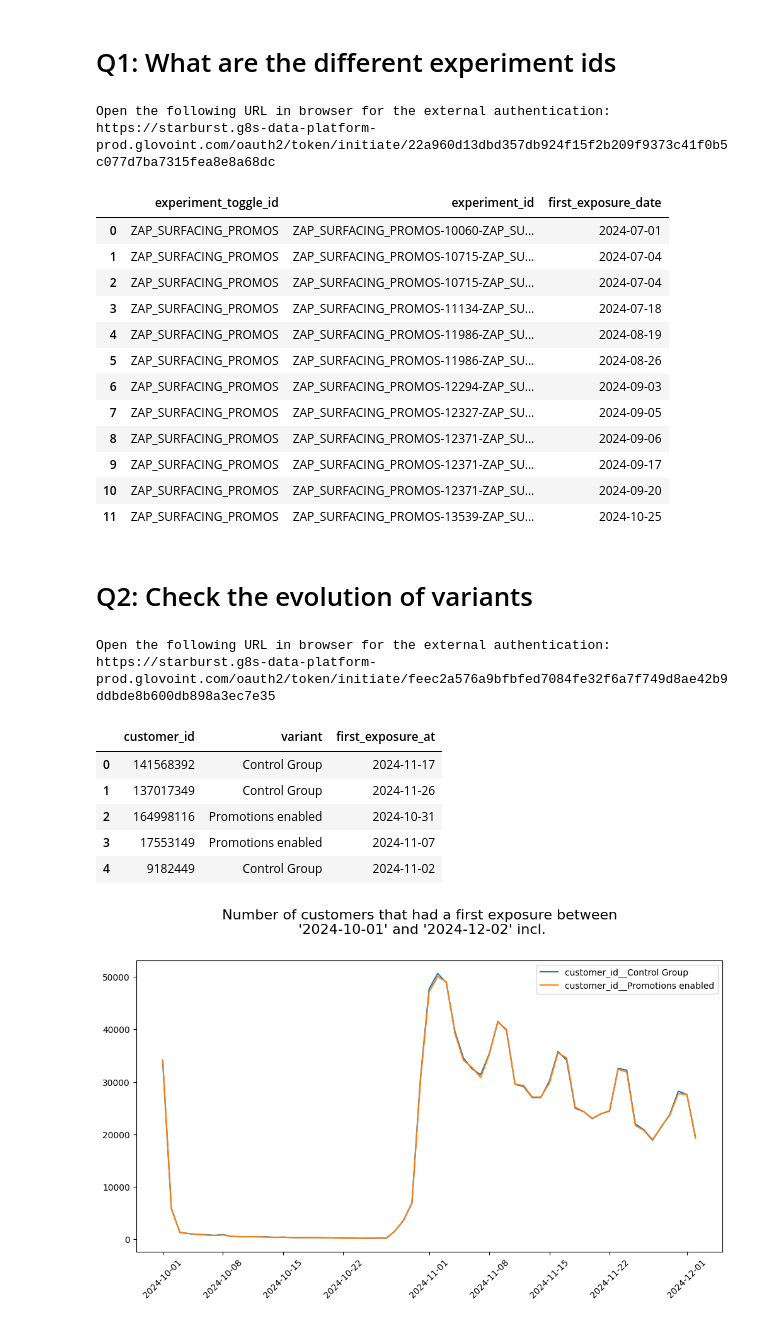
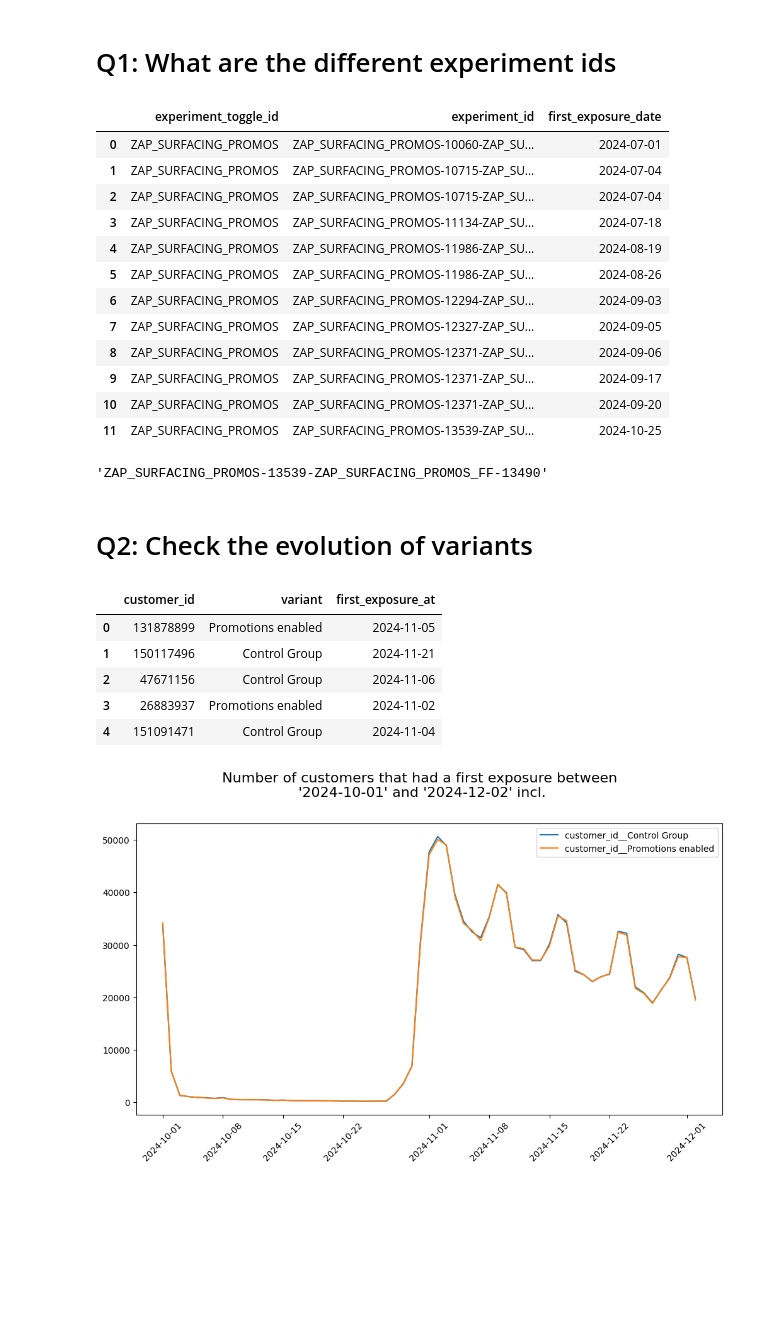
Before and after one commit to JordiCremades4444/central-node, a Jupyter notebook: notebooks/981_2024_12_02_surfacing_promos/surfacing_promos_m2.ipynb, the cells around one changed output. Drawn from its saved outputs; the diff is of its cells as text; code cells hidden in the pictures; blank space fills up the shorter version.

Commit message:
surfacing promos analysis

```diff
--- a/notebooks/981_2024_12_02_surfacing_promos/surfacing_promos_m2.ipynb
+++ b/notebooks/981_2024_12_02_surfacing_promos/surfacing_promos_m2.ipynb
@@ -29,15 +38,13 @@ q.prepare_query(
     QUERY_NAME
     ,params=params
     ,to_load_file=QUERY_NAME
-    ,load_from_to_load_file=None
+    ,load_from_to_load_file=QUERY_NAME
 
 )
 
 df  = q.query_run_starburst()
 df
 # %% [output]
-Open the following URL in browser for the external authentication:
-https://starburst.g8s-data-platform-prod.glovoint.com/oauth2/token/initiate/22a960d13dbd357db924f15f2b209f9373c41f0b5c077d7ba7315fea8e8a68dc
 |  | experiment_toggle_id | experiment_id | first_exposure_date |
 | 0 | ZAP_SURFACING_PROMOS | ZAP_SURFACING_PROMOS-10060-ZAP_SU... | 2024-07-01 |
 | 1 | ZAP_SURFACING_PROMOS | ZAP_SURFACING_PROMOS-10715-ZAP_SU... | 2024-07-04 |
@@ -51,37 +58,39 @@ https://starburst.g8s-data-platform-prod.glovoint.com/oauth2/token/initiate/22a9
 | 9 | ZAP_SURFACING_PROMOS | ZAP_SURFACING_PROMOS-12371-ZAP_SU... | 2024-09-17 |
 | 10 | ZAP_SURFACING_PROMOS | ZAP_SURFACING_PROMOS-12371-ZAP_SU... | 2024-09-20 |
 | 11 | ZAP_SURFACING_PROMOS | ZAP_SURFACING_PROMOS-13539-ZAP_SU... | 2024-10-25 |
+# %%
+df['experiment_id'].iloc[11]
+# %% [output]
+'ZAP_SURFACING_PROMOS-13539-ZAP_SURFACING_PROMOS_FF-13490'
 # %% [markdown]
 # Q2: Check the evolution of variants
 # %%
 QUERY_NAME = 'exposures.sql' # With sql
 START_DATE = "'2024-10-01'"
 END_DATE = "'2024-12-02'"
 
 params = [
     {'name':'start_date', 'value': str(START_DATE)},
     {'name':'end_date', 'value': str(END_DATE)}
 ]
 
 q.prepare_query(
     QUERY_NAME
     ,params=params
     ,to_load_file=QUERY_NAME
-    ,load_from_to_load_file=None
+    ,load_from_to_load_file=QUERY_NAME
 
 )
 
 df  = q.query_run_starburst()
 df.head()
 # %% [output]
-Open the following URL in browser for the external authentication:
-https://starburst.g8s-data-platform-prod.glovoint.com/oauth2/token/initiate/feec2a576a9bfbfed7084fe32f6a7f749d8ae42b9ddbde8b600db898a3ec7e35
 |  | customer_id | variant | first_exposure_at |
-| 0 | 141568392 | Control Group | 2024-11-17 |
-| 1 | 137017349 | Control Group | 2024-11-26 |
-| 2 | 164998116 | Promotions enabled | 2024-10-31 |
-| 3 | 17553149 | Promotions enabled | 2024-11-07 |
-| 4 | 9182449 | Control Group | 2024-11-02 |
+| 0 | 131878899 | Promotions enabled | 2024-11-05 |
+| 1 | 150117496 | Control Group | 2024-11-21 |
+| 2 | 47671156 | Control Group | 2024-11-06 |
+| 3 | 26883937 | Promotions enabled | 2024-11-02 |
+| 4 | 151091471 | Control Group | 2024-11-04 |
 # %%
 tmp = df.copy()
 
```
Also changed, not shown: parts of 25 cells of this notebook, 4 other files.
